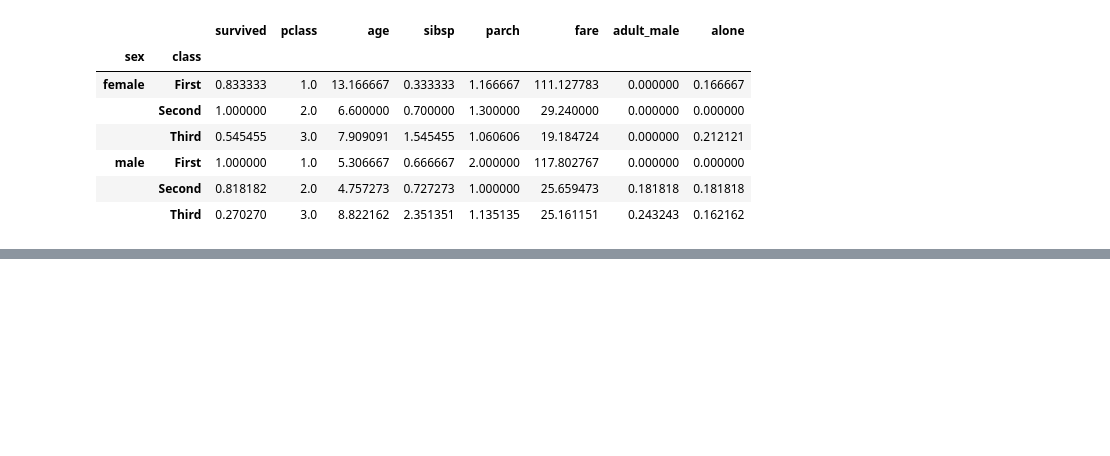
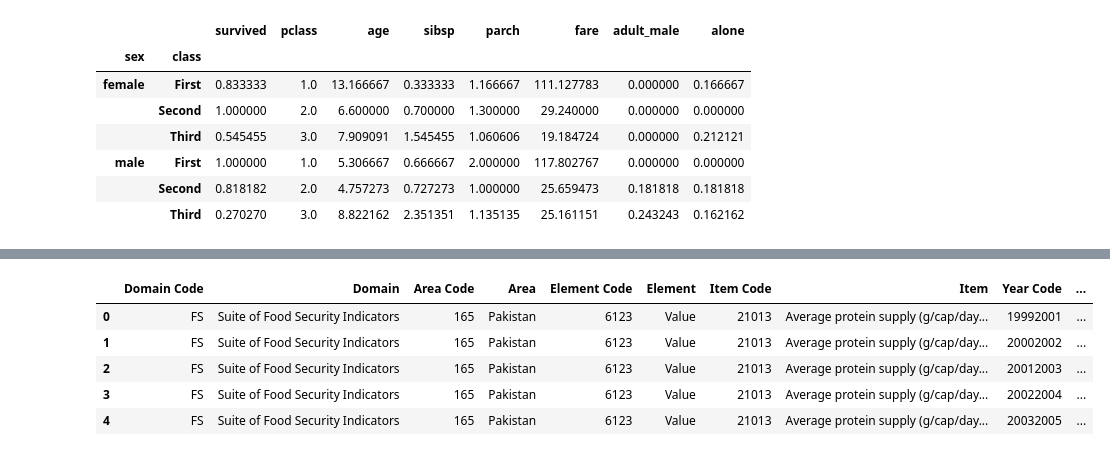
Before and after one commit to ruhanahmad/DataScience, a Jupyter notebook: case_study.ipynb, the cells around one changed output, grey strips where cells are left out. Cells and saved outputs as stored; diff of their text form; code cells hidden in the pictures; blank space fills up the shorter version.

```diff
--- a/case_study.ipynb
+++ b/case_study.ipynb
@@ -100,0 +132,9 @@ kashti[kashti['age'] < 17].groupby(["sex","class"]).mean()
+# %%
+fost.head()
+# %% [output]
+|  | Domain Code | Domain | Area Code | Area | Element Code | Element | Item Code | Item | Year Code | ... |
+| 0 | FS | Suite of Food Security Indicators | 165 | Pakistan | 6123 | Value | 21013 | Average protein supply (g/cap/day... | 19992001 | ... |
+| 1 | FS | Suite of Food Security Indicators | 165 | Pakistan | 6123 | Value | 21013 | Average protein supply (g/cap/day... | 20002002 | ... |
+| 2 | FS | Suite of Food Security Indicators | 165 | Pakistan | 6123 | Value | 21013 | Average protein supply (g/cap/day... | 20012003 | ... |
+| 3 | FS | Suite of Food Security Indicators | 165 | Pakistan | 6123 | Value | 21013 | Average protein supply (g/cap/day... | 20022004 | ... |
+| 4 | FS | Suite of Food Security Indicators | 165 | Pakistan | 6123 | Value | 21013 | Average protein supply (g/cap/day... | 20032005 | ... |
```
Also changed, not shown: parts of 5 cells of this notebook, 3 other files.
